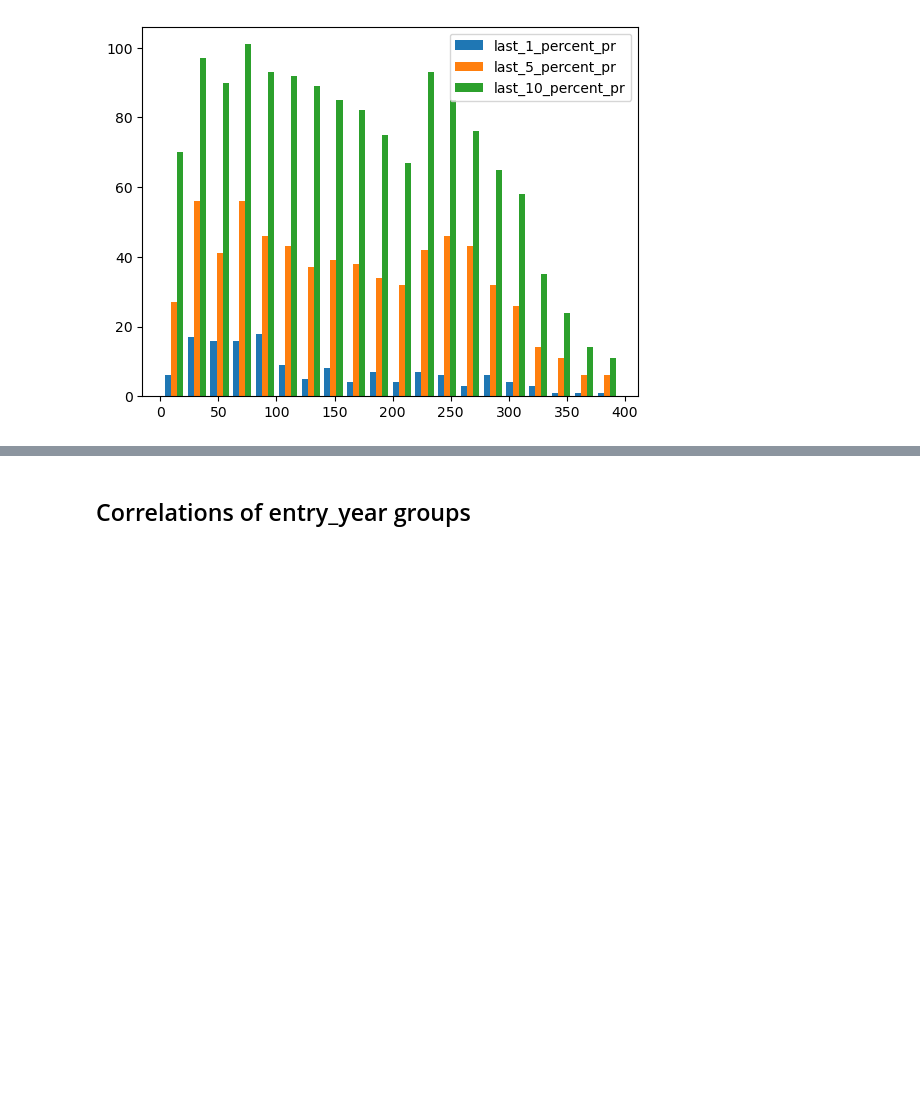
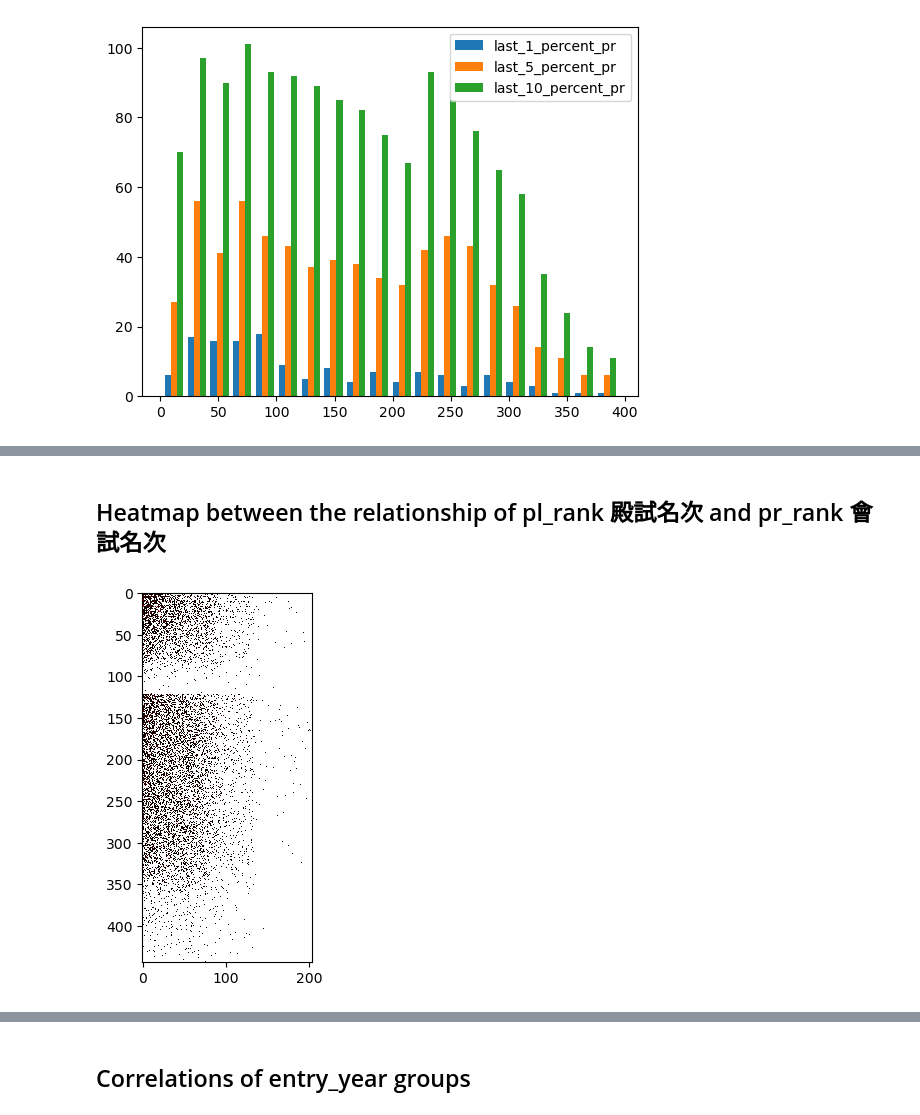
Before and after one commit to sudoghut/ming_provincial_metropolitan_palace_exam_rank_correlation, a Jupyter notebook: ming_provincial_metropolitan_palace_exam_rank_correlation.ipynb, the cells around one changed output, grey strips where cells are left out. Drawn from its saved outputs; the diff is of its cells as text; code cells hidden in the pictures; blank space fills up the shorter version.

```diff
--- a/ming_provincial_metropolitan_palace_exam_rank_correlation.ipynb
+++ b/ming_provincial_metropolitan_palace_exam_rank_correlation.ipynb
@@ -344,0 +356,12 @@ plt.show()
+# %% [markdown]
+## Heatmap between the relationship of pl_rank 殿試名次 and pr_rank 會試名次
+# %%
+modified_data_df = input_data_df.copy()
+modified_data_df['pl_rank_number'] *= 1000
+modified_data_df['pl_rank_number'] = modified_data_df['pl_rank_number'].astype(int)
+heatmap_data_pl_pr = modified_data_df.groupby(['pl_rank_number', 'pr_rank_number']).size().unstack()
+# heatmap_data_pl_pr = heatmap_data_pl_pr.fillna(0)
+plt.imshow(heatmap_data_pl_pr, cmap='hot', interpolation='nearest')
+plt.show()
+# %% [output]
+[figure, added]
```
Also changed, not shown: parts of 6 cells of this notebook, 1 other file.
